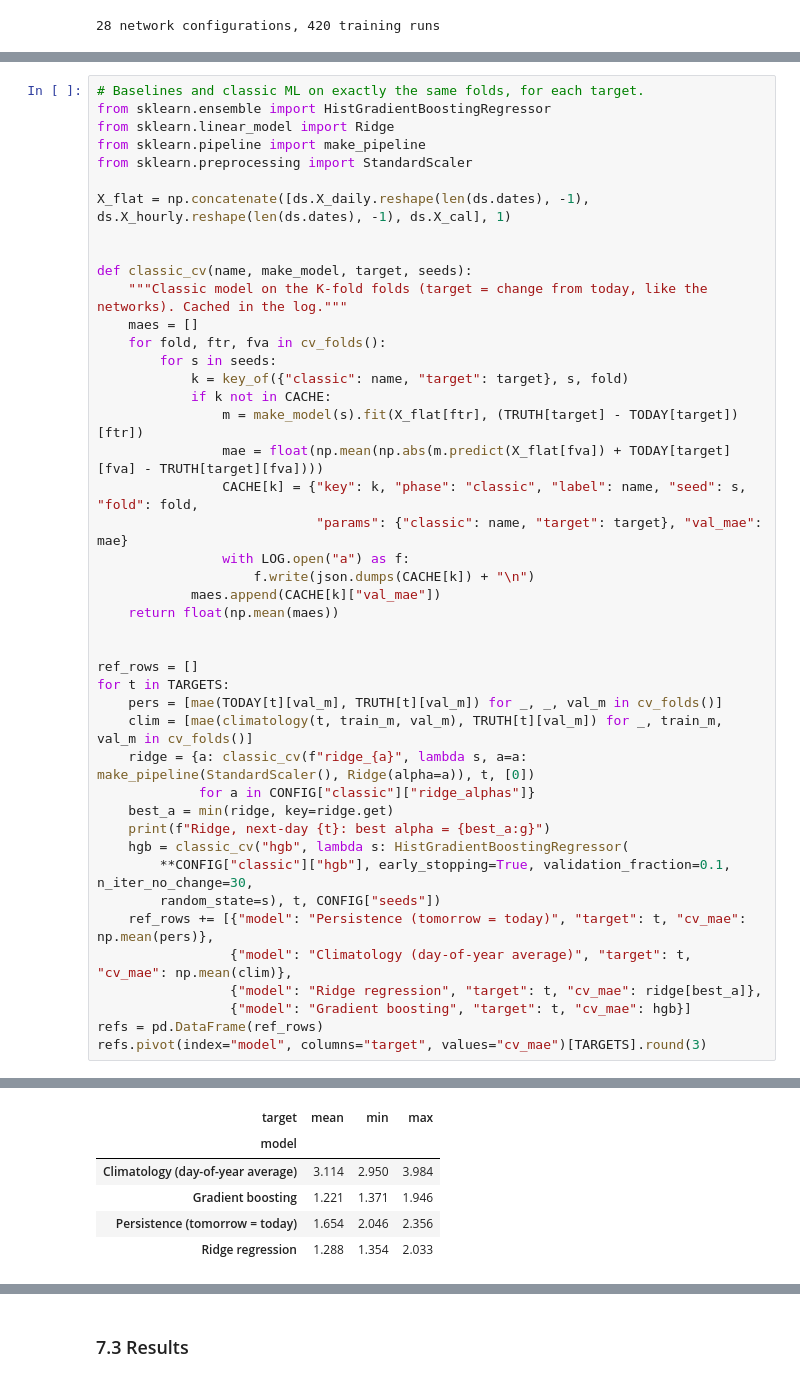
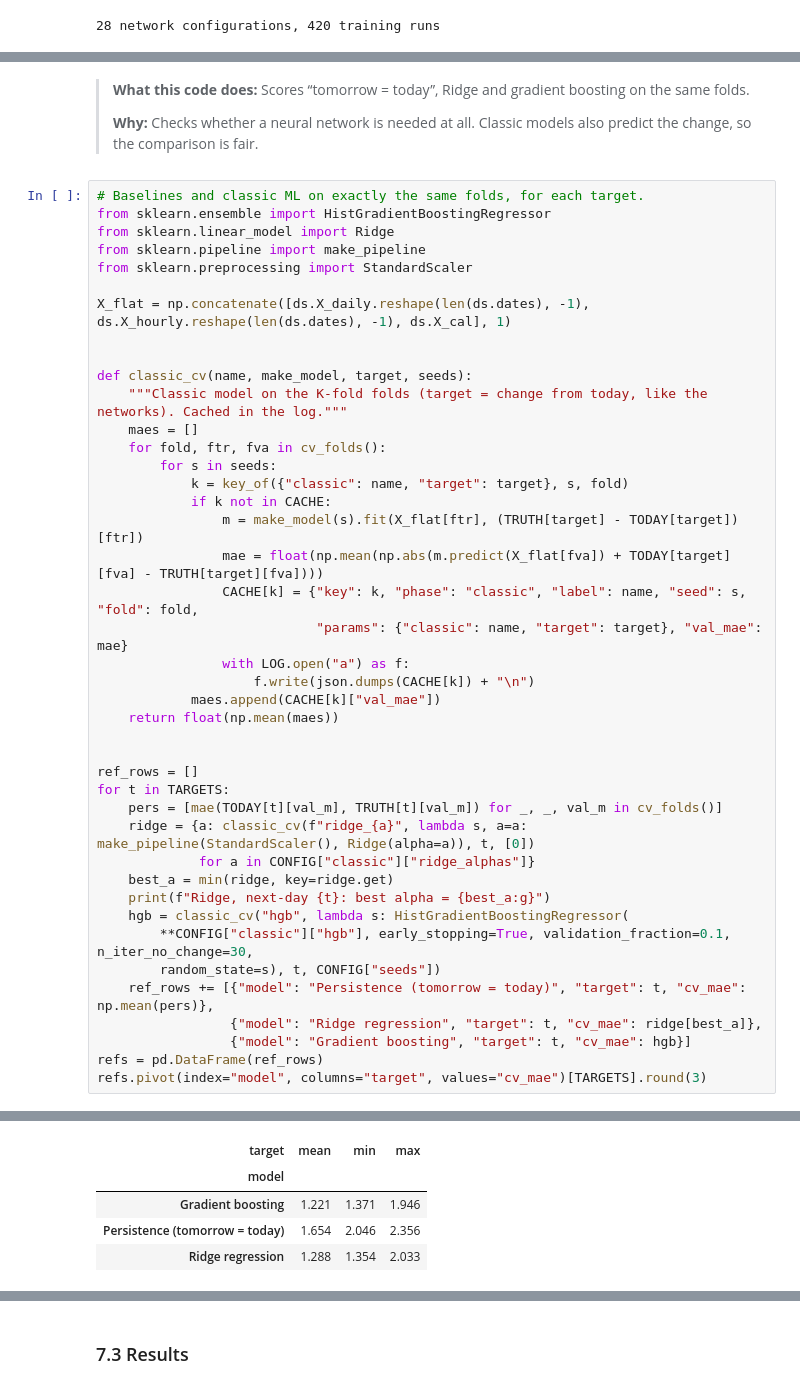
Before and after one commit to kacekk/weather_forecast_DL, a Jupyter notebook: weather_forecast.ipynb, the cells around one changed output, grey strips where cells are left out. Drawn from its saved outputs; the diff is of its cells as text.

```diff
--- a/weather_forecast.ipynb
+++ b/weather_forecast.ipynb
@@ -1210,3 +1476,7 @@ To check whether a neural network is needed at all, we score four alternatives o
+# %% [markdown]
+> **What this code does:** Scores “tomorrow = today”, Ridge and gradient boosting on the same folds.
+>
+> **Why:** Checks whether a neural network is needed at all. Classic models also predict the change, so the comparison is fair.
 # %%
 # Baselines and classic ML on exactly the same folds, for each target.
 from sklearn.ensemble import HistGradientBoostingRegressor
@@ -1228,36 +1498,33 @@ def classic_cv(name, make_model, target, seeds):
                 mae = float(np.mean(np.abs(m.predict(X_flat[fva]) + TODAY[target][fva] - TRUTH[target][fva])))
                 CACHE[k] = {"key": k, "phase": "classic", "label": name, "seed": s, "fold": fold,
                             "params": {"classic": name, "target": target}, "val_mae": mae}
                 with LOG.open("a") as f:
                     f.write(json.dumps(CACHE[k]) + "\n")
             maes.append(CACHE[k]["val_mae"])
     return float(np.mean(maes))
 
 
 ref_rows = []
 for t in TARGETS:
     pers = [mae(TODAY[t][val_m], TRUTH[t][val_m]) for _, _, val_m in cv_folds()]
-    clim = [mae(climatology(t, train_m, val_m), TRUTH[t][val_m]) for _, train_m, val_m in cv_folds()]
     ridge = {a: classic_cv(f"ridge_{a}", lambda s, a=a: make_pipeline(StandardScaler(), Ridge(alpha=a)), t, [0])
              for a in CONFIG["classic"]["ridge_alphas"]}
     best_a = min(ridge, key=ridge.get)
     print(f"Ridge, next-day {t}: best alpha = {best_a:g}")
     hgb = classic_cv("hgb", lambda s: HistGradientBoostingRegressor(
         **CONFIG["classic"]["hgb"], early_stopping=True, validation_fraction=0.1, n_iter_no_change=30,
         random_state=s), t, CONFIG["seeds"])
     ref_rows += [{"model": "Persistence (tomorrow = today)", "target": t, "cv_mae": np.mean(pers)},
-                 {"model": "Climatology (day-of-year average)", "target": t, "cv_mae": np.mean(clim)},
                  {"model": "Ridge regression", "target": t, "cv_mae": ridge[best_a]},
                  {"model": "Gradient boosting", "target": t, "cv_mae": hgb}]
 refs = pd.DataFrame(ref_rows)
 refs.pivot(index="model", columns="target", values="cv_mae")[TARGETS].round(3)
 # %% [output]
 Ridge, next-day mean: best alpha = 1000
 Ridge, next-day min: best alpha = 10
 Ridge, next-day max: best alpha = 1000
 | target | mean | min | max |
 | model |  |  |  |
-| Climatology (day-of-year average) | 3.114 | 2.950 | 3.984 |
 | Gradient boosting | 1.221 | 1.371 | 1.946 |
 | Persistence (tomorrow = today) | 1.654 | 2.046 | 2.356 |
 | Ridge regression | 1.288 | 1.354 | 2.033 |
```
Also changed, not shown: parts of 92 cells of this notebook, 1 other file.
